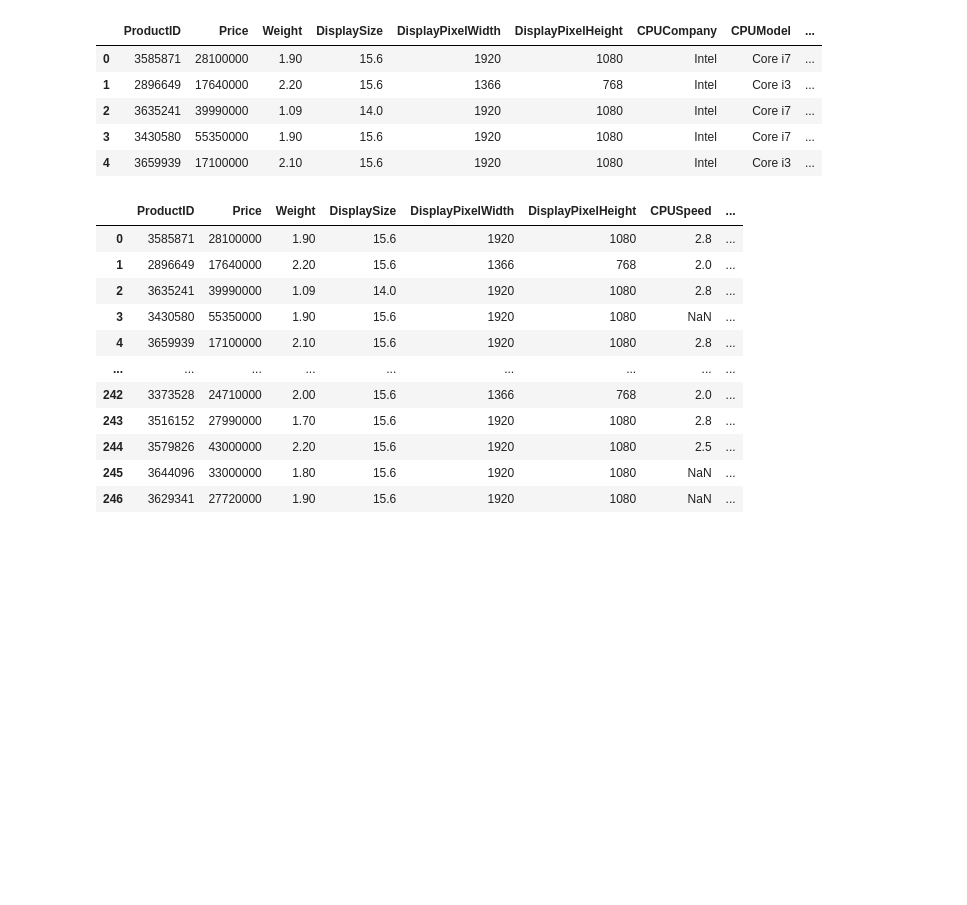
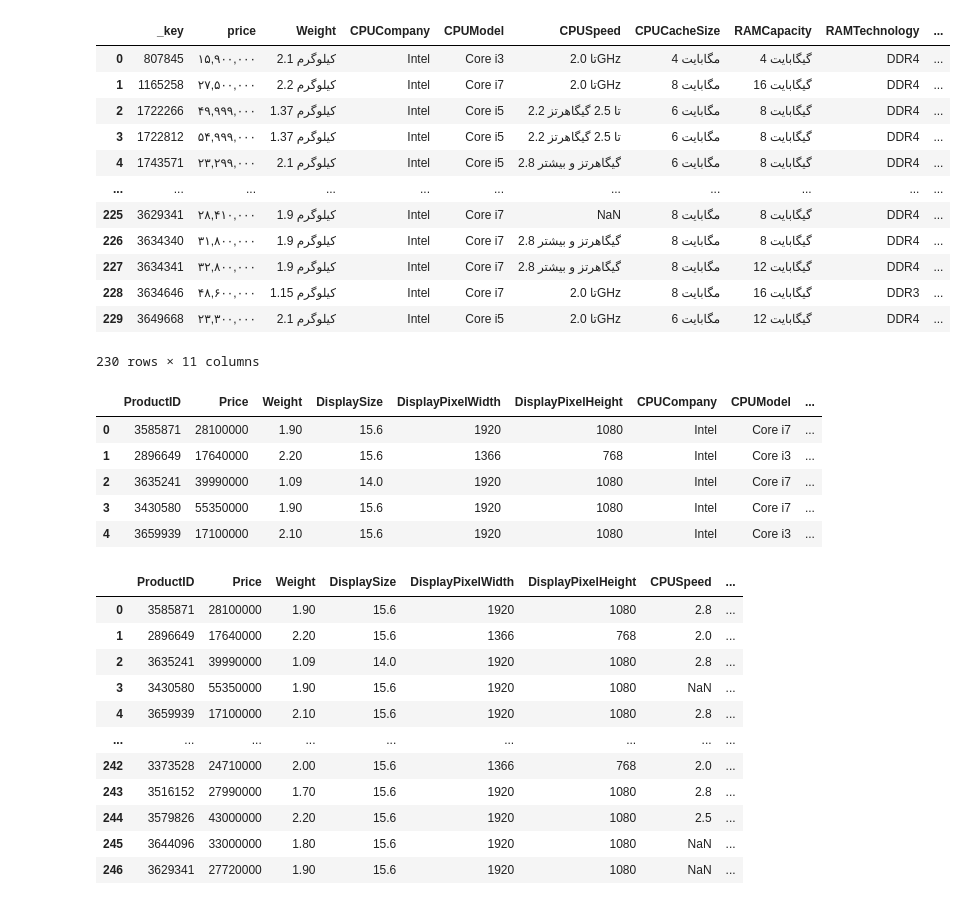
Before and after one commit to dorsamotiallah/Laptop_price_prediction, a Jupyter notebook: LA_laptop_price_prediction_project.ipynb, the cells around one changed output. Cells and saved outputs as stored; diff of their text form; code cells hidden in the pictures; blank space fills up the shorter version.

```diff
--- a/LA_laptop_price_prediction_project.ipynb
+++ b/LA_laptop_price_prediction_project.ipynb
@@ -20,0 +23,3 @@ df_raw = pd.read_csv("processed.csv")
+# %%
+df_raw = pd.read_csv("products.csv")
+df_raw.head()
@@ -20,0 +34,17 @@ df_raw = pd.read_csv("processed.csv")
+# %%
+df_raw = df_raw.drop(columns=['url',
+                              'name',
+                              'پردازنده مرکزی/مدل پردازنده','پردازنده مرکزی/فرکانس پردازنده',
+                              'حافظه داخلی/مشخصات حافظه داخلی',
+                              'پردازنده گرافیکی/سازنده پردازنده گرافیکی',
+                              'پردازنده گرافیکی/مدل پردازنده گرافیکی',
+                              'پردازنده گرافیکی/حافظه اختصاصی پردازنده گرافیکی',
+                              'صفحه نمایش/نوع صفحه نمایش',
+                              'مشخصات فیزیکی/ابعاد',
+                              'صفحه نمایش/صفحه نمایش مات',
+                              'صفحه نمایش/صفحه نمایش لمسی',
+                              'صفحه نمایش/توضیحات صفحه نمایش',
+                              'حافظه داخلی/ظرفیت حافظه داخلی',
+                              'حافظه داخلی/نوع حافظه داخلی'
+                             ])
+df_raw
@@ -21,3 +65,28 @@ df_raw = pd.read_csv("processed.csv")
+# %%
+df_raw = df_raw.rename(columns={'مشخصات فیزیکی/وزن': 'Weight',
+                                'پردازنده مرکزی/سازنده پردازنده':'CPUCompany',
+                                'پردازنده مرکزی/سری پردازنده':'CPUModel',
+                                'پردازنده مرکزی/محدوده سرعت پردازنده':'CPUSpeed',
+                                'پردازنده مرکزی/حافظه Cache':'CPUCacheSize',
+                                'صفحه نمایش/اندازه صفحه نمایش':'DisplaySize',
+                                'حافظه RAM/ظرفیت حافظه RAM':'RAMCapacity',
+                                'حافظه RAM/نوع حافظه RAM':'RAMTechnology'
+                               })
+df_raw
+# %% [output]
+|  | _key | price | Weight | CPUCompany | CPUModel | CPUSpeed | CPUCacheSize | RAMCapacity | RAMTechnology | ... |
+| 0 | 807845 | ۱۵,۹۰۰,۰۰۰ | 2.1 کیلوگرم | Intel | Core i3 | تا 2.0GHz | 4 مگابایت | 4 گیگابایت | DDR4 | ... |
+| 1 | 1165258 | ۲۷,۵۰۰,۰۰۰ | 2.2 کیلوگرم | Intel | Core i7 | تا 2.0GHz | 8 مگابایت | 16 گیگابایت | DDR4 | ... |
+| 2 | 1722266 | ۴۹,۹۹۹,۰۰۰ | 1.37 کیلوگرم | Intel | Core i5 | 2.2 تا 2.5 گیگاهرتز | 6 مگابایت | 8 گیگابایت | DDR4 | ... |
+| 3 | 1722812 | ۵۴,۹۹۹,۰۰۰ | 1.37 کیلوگرم | Intel | Core i5 | 2.2 تا 2.5 گیگاهرتز | 6 مگابایت | 8 گیگابایت | DDR4 | ... |
+| 4 | 1743571 | ۲۳,۲۹۹,۰۰۰ | 2.1 کیلوگرم | Intel | Core i5 | 2.8 گیگاهرتز و بیشتر | 6 مگابایت | 8 گیگابایت | DDR4 | ... |
+| ... | ... | ... | ... | ... | ... | ... | ... | ... | ... | ... |
+| 225 | 3629341 | ۲۸,۴۱۰,۰۰۰ | 1.9 کیلوگرم | Intel | Core i7 | NaN | 8 مگابایت | 8 گیگابایت | DDR4 | ... |
+| 226 | 3634340 | ۳۱,۸۰۰,۰۰۰ | 1.9 کیلوگرم | Intel | Core i7 | 2.8 گیگاهرتز و بیشتر | 8 مگابایت | 8 گیگابایت | DDR4 | ... |
+| 227 | 3634341 | ۳۲,۸۰۰,۰۰۰ | 1.9 کیلوگرم | Intel | Core i7 | 2.8 گیگاهرتز و بیشتر | 8 مگابایت | 12 گیگابایت | DDR4 | ... |
+| 228 | 3634646 | ۴۸,۶۰۰,۰۰۰ | 1.15 کیلوگرم | Intel | Core i7 | تا 2.0GHz | 8 مگابایت | 16 گیگابایت | DDR3 | ... |
+| 229 | 3649668 | ۲۳,۳۰۰,۰۰۰ | 2.1 کیلوگرم | Intel | Core i5 | تا 2.0GHz | 6 مگابایت | 12 گیگابایت | DDR4 | ... |
+230 rows × 11 columns
 # %%
 df = pd.read_csv("processed.csv")
 # %%
```
Also changed, not shown: parts of 15 cells of this notebook, 1 other file.
